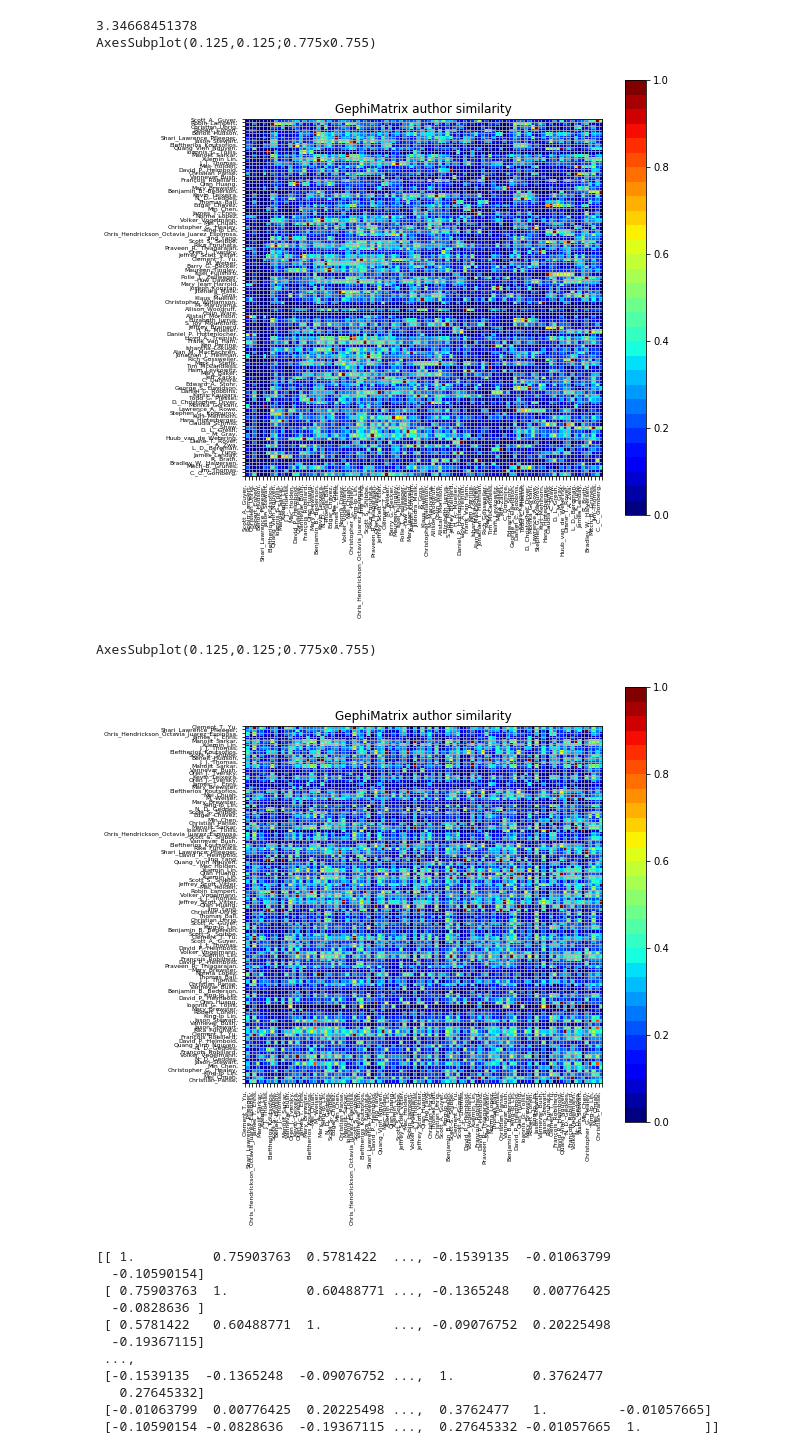
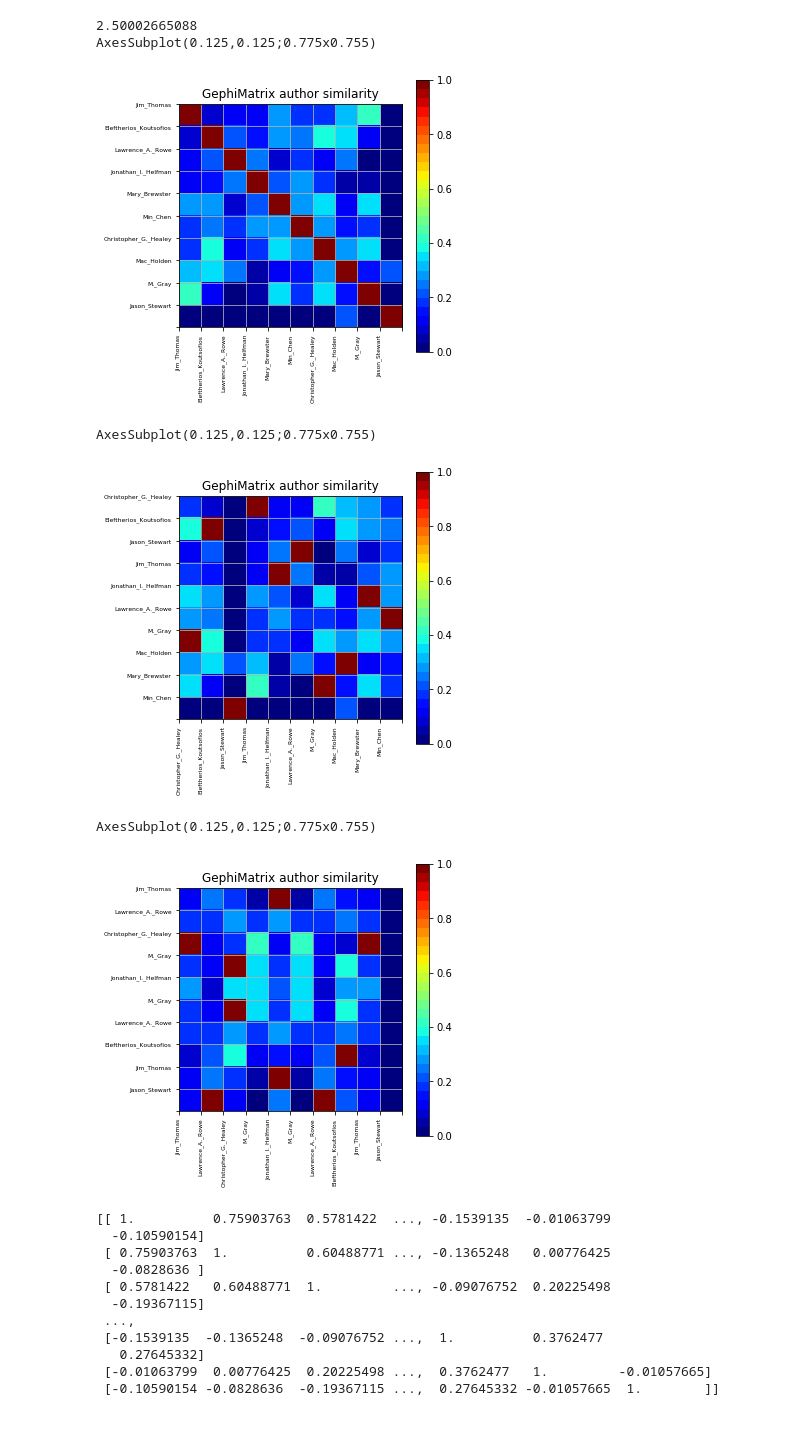
Before and after one commit to Biggyboomy/2IOA0Group1, a Jupyter notebook: Ajacency+matrix+good!.ipynb, the cells around one changed output. Saved outputs shown, nothing was run; the diff lists cells and outputs as text; code cells hidden in the pictures; blank space fills up the shorter version.

```diff
--- a/Ajacency+matrix+good!.ipynb
+++ b/Ajacency+matrix+good!.ipynb
@@ -3,26 +3,30 @@ import matplotlib
 import numpy as np
 import matplotlib.pyplot as plt
 import scipy.cluster.hierarchy as spc
+from matplotlib import interactive
+interactive(True)
 %matplotlib inline
 
 from pandas import DataFrame, read_csv
 from scipy.cluster.hierarchy import linkage, fcluster
 from scipy.spatial.distance import squareform
 
+# Plotting the data
 def plotdf(df):
     # plots dataframe
     from matplotlib import pyplot as plt
     from matplotlib import cm as cm
-    fig = plt.figure(figsize = (8,8))
+    fig = plt.figure(figsize = (5,5))
     ax1 = fig.add_subplot(111)
     print(ax1)
-    cmap = cm.get_cmap('jet', 30)
+    colors = 'jet'
+    cmap = cm.get_cmap(colors, 30)
     cax = ax1.imshow(df, interpolation="nearest", cmap=cmap)
     ax1.grid(True)
     plt.title('GephiMatrix author similarity')
     labels=[]
     for i in df:
-        labels.append(i+',')
+        labels.append(i)
 
     ax1.xaxis.set_major_locator(plt.LinearLocator(numticks=df.shape[0]+1))
     ax1.yaxis.set_major_locator(plt.LinearLocator(numticks=df.shape[1]+1))
@@ -39,46 +43,49 @@ df = read_csv(f, sep=';', header = 0, index_col = False)
 df = df.set_index("Unnamed: 0")
 #print(df)
 # Reduce problem size for test purposes
-n=100
+n=10
 df = df.iloc[:n,:n]
 #print(df)
 #print(df.shape)
 
 # Compute correlations
-#corr = df.corr().values
+corr = df.corr().values
 
 # determine clusters
 #dissimilarity = 1 - np.abs(corr)
 #hierarchy = linkage(squareform(dissimilarity), method='average')
 #dissimilarity = 1 - np.abs(corr)
-pdist = spc.distance.pdist(df)
+pdist = spc.distance.pdist(corr)
 print(pdist.max())
 #meth='single'
 meth='complete'
 #meth='average'
 #meth='weighted'
 #meth='centroid'
 hierarchy = spc.linkage(pdist, method=meth)
 #crit='inconsistent'
 crit='distance'
 #crit='maxclust'
 index = spc.fcluster(hierarchy, 0.5*pdist.max(), criterion=crit)
 
 columns = [df.columns.tolist()[i] for i in list(np.argsort(index))]
-df = df.reindex_axis(columns, axis=1)
+df2 = df.reindex_axis(sorted(df.columns), axis=1)
 
 #print(labels)
 #print(df.iloc[labels-1])
 
 # plot sorted dataframe
 plotdf(df)
-plotdf(df.iloc[index-1, index-1])
+plotdf(df2)
+plotdf(df2.iloc[index-1, index-1])
 # %% [output]
-3.34668451378
+2.50002665088
 AxesSubplot(0.125,0.125;0.775x0.755)
-[figure, old version]
+[figure, new version]
 AxesSubplot(0.125,0.125;0.775x0.755)
-[figure, old version]
+[figure, new version]
+AxesSubplot(0.125,0.125;0.775x0.755)
+[figure, added]
 # %%
 import pandas as pd
 import scipy.cluster.hierarchy as spc
```
